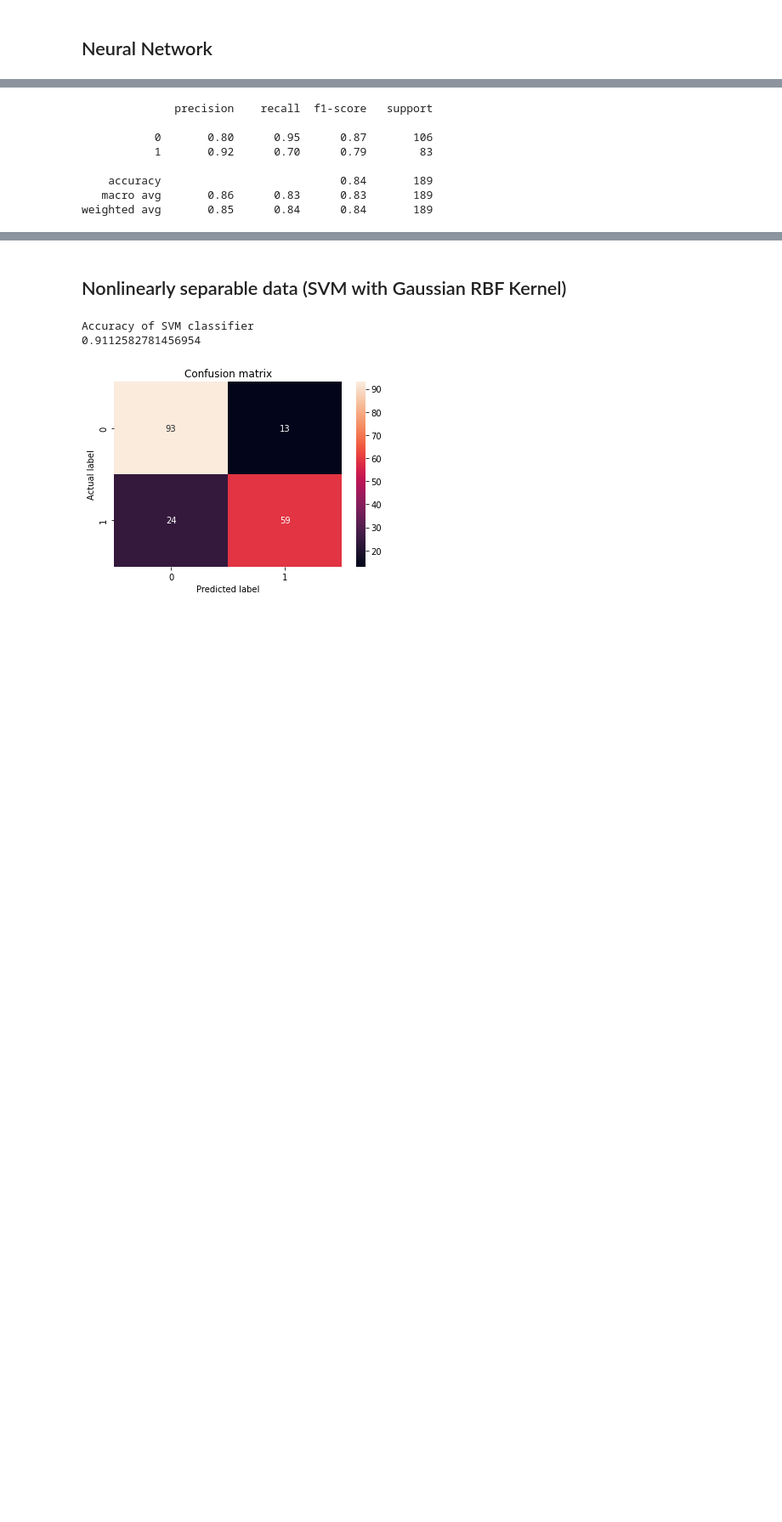
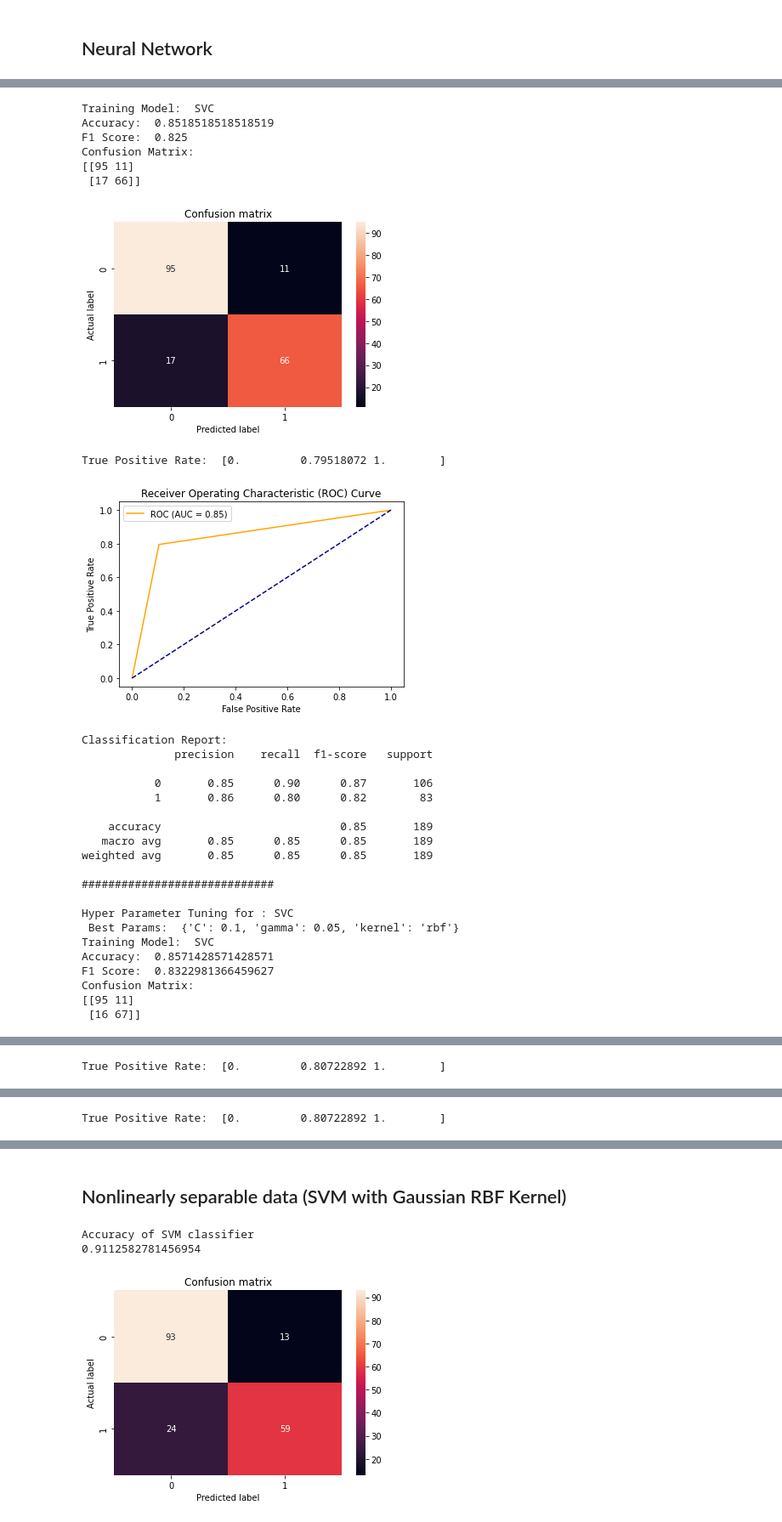
Before and after one commit to TheScorpoi/faa-mammographic, a Jupyter notebook: src/main.ipynb, the cells around one changed output, grey strips where cells are left out. Shown at 85% size. Saved outputs shown, nothing was run; the diff lists cells and outputs as text; code cells hidden in the pictures; blank space fills up the shorter version.

```diff
--- a/src/main.ipynb
+++ b/src/main.ipynb
@@ -349,16 +401,0 @@ weighted avg       0.84      0.84      0.84       189
-# %%
-# C = 1
-classifier = SVC(C=1, kernel="linear")
-classifier.fit(X_train,np.ravel(y_train))
-
-print('Accuracy of SVM classifier')
-print(classifier.score(X_train,y_train))
-
-y_pred = classifier.predict(X_test)
-conf_matrix = confusion_matrix(y_test, y_pred)
-
-sns.heatmap(conf_matrix, annot=True, fmt='d')
-plt.title('Confusion matrix')
-plt.ylabel('Actual label')
-plt.xlabel('Predicted label')
-plt.show()
@@ -381,11 +402,47 @@ plt.show()
-# %%
-print(classification_report(y_test, y_pred))
-# %% [output]
-              precision    recall  f1-score   support
-
-           0       0.80      0.95      0.87       106
-           1       0.92      0.70      0.79        83
-
-    accuracy                           0.84       189
-   macro avg       0.86      0.83      0.83       189
-weighted avg       0.85      0.84      0.84       189
+# %%
+svc = SVC()
+train(svc, X_train, X_test, y_train, y_test)
+
+print('#############################\n')
+
+svcHyperTuned = SVC()
+parameters = [{'kernel': ['rbf'], 'gamma': [0.001, 0.01, 0.05, 0.1, 0.5, 1], 'C': [0.01, 0.1, 1, 10, 50, 75, 100, 250, 500, 750, 1000]}]
+best_svc_parameters = hyper_parameter(svcHyperTuned, parameters, X_train, y_train)
+
+svcHyperTuned.set_params(**best_svc_parameters)
+train(svcHyperTuned, X_train, X_test, y_train, y_test)
+
+print('#############################\n')
+
+mlpClassifierKfmodel = k_fold_cross_validation(svcHyperTuned, 5, X_train, y_train)
+train(mlpClassifierKfmodel, X_train, X_test, y_train, y_test)
+# %% [output]
+Training Model:  SVC
+Accuracy:  0.8518518518518519
+F1 Score:  0.825
+Confusion Matrix:
+[[95 11]
+ [17 66]]
+[figure, added]
+True Positive Rate:  [0.         0.79518072 1.        ]
+[figure, added]
+Classification Report:
+              precision    recall  f1-score   support
+
+           0       0.85      0.90      0.87       106
+           1       0.86      0.80      0.82        83
+
+    accuracy                           0.85       189
+   macro avg       0.85      0.85      0.85       189
+weighted avg       0.85      0.85      0.85       189
+
+#############################
+
+Hyper Parameter Tuning for : SVC
+ Best Params:  {'C': 0.1, 'gamma': 0.05, 'kernel': 'rbf'}
+Training Model:  SVC
+Accuracy:  0.8571428571428571
+F1 Score:  0.8322981366459627
+Confusion Matrix:
+[[95 11]
+ [16 67]]
@@ -391,0 +450 @@ weighted avg       0.85      0.84      0.84       189
+True Positive Rate:  [0.         0.80722892 1.        ]
@@ -391,0 +472 @@ weighted avg       0.85      0.84      0.84       189
+True Positive Rate:  [0.         0.80722892 1.        ]
```
Also changed, not shown: parts of 10 cells of this notebook.
